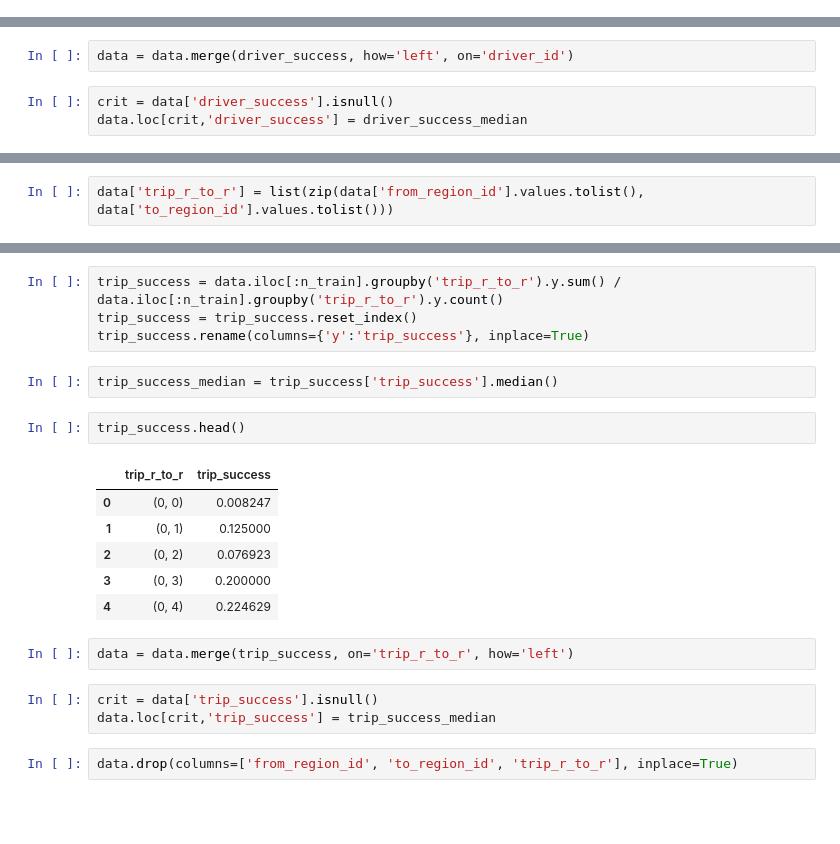
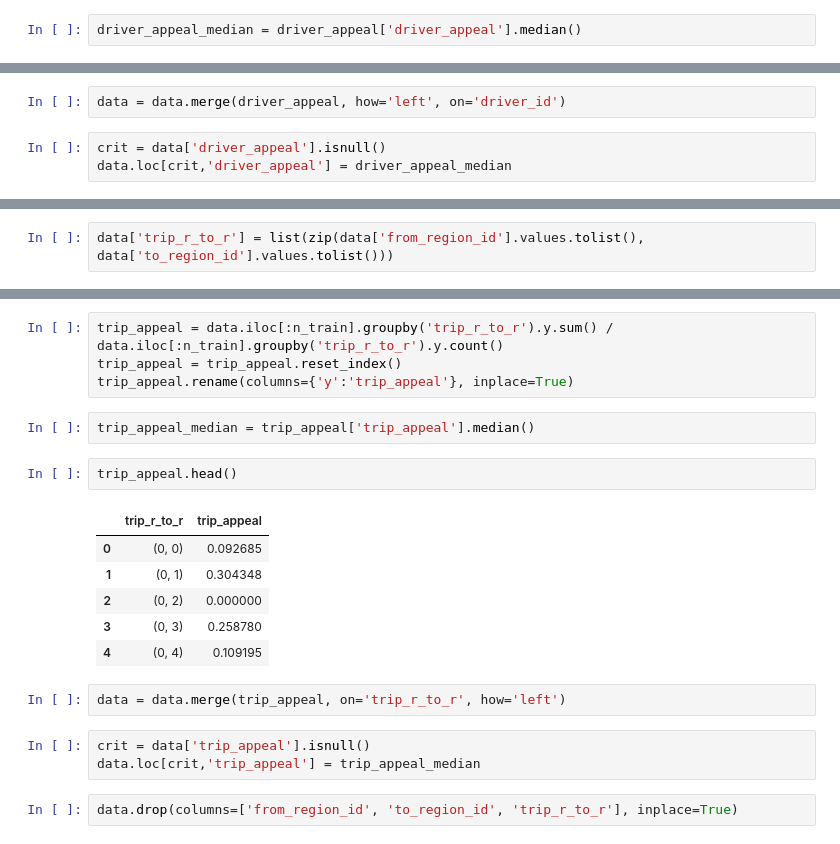
Before and after one commit to ThomasBourgeois/bb, a Jupyter notebook: interview.ipynb, the cells around one changed output, grey strips where cells are left out. Drawn from its saved outputs; the diff is of its cells as text; blank space fills up the shorter version.

```diff
--- a/interview.ipynb
+++ b/interview.ipynb
@@ -321 +323,3 @@ driver_success_median = driver_success['driver_success'].median()
+# %%
+driver_appeal_median = driver_appeal['driver_appeal'].median()
 # %%
@@ -343,10 +347,10 @@ driver_exp.head()
 | 3 | 907 | 1 |
 | 4 | 925 | 1 |
 # %%
-data = data.merge(driver_success, how='left', on='driver_id')
+data = data.merge(driver_appeal, how='left', on='driver_id')
 # %%
-crit = data['driver_success'].isnull()
-data.loc[crit,'driver_success'] = driver_success_median
+crit = data['driver_appeal'].isnull()
+data.loc[crit,'driver_appeal'] = driver_appeal_median
 # %%
 data = data.merge(driver_exp, how='left', on='driver_id')
 # %%
@@ -446,23 +445,23 @@ data['trip_r_to_r'].nunique()
 # %%
-trip_success = data.iloc[:n_train].groupby('trip_r_to_r').y.sum() / data.iloc[:n_train].groupby('trip_r_to_r').y.count()
-trip_success = trip_success.reset_index()
-trip_success.rename(columns={'y':'trip_success'}, inplace=True)
+trip_appeal = data.iloc[:n_train].groupby('trip_r_to_r').y.sum() / data.iloc[:n_train].groupby('trip_r_to_r').y.count()
+trip_appeal = trip_appeal.reset_index()
+trip_appeal.rename(columns={'y':'trip_appeal'}, inplace=True)
-# %%
-trip_success_median = trip_success['trip_success'].median()
+# %%
+trip_appeal_median = trip_appeal['trip_appeal'].median()
 # %%
-trip_success.head()
+trip_appeal.head()
 # %% [output]
-|  | trip_r_to_r | trip_success |
-| 0 | (0, 0) | 0.008247 |
-| 1 | (0, 1) | 0.125000 |
-| 2 | (0, 2) | 0.076923 |
-| 3 | (0, 3) | 0.200000 |
-| 4 | (0, 4) | 0.224629 |
+|  | trip_r_to_r | trip_appeal |
+| 0 | (0, 0) | 0.092685 |
+| 1 | (0, 1) | 0.304348 |
+| 2 | (0, 2) | 0.000000 |
+| 3 | (0, 3) | 0.258780 |
+| 4 | (0, 4) | 0.109195 |
 # %%
-data = data.merge(trip_success, on='trip_r_to_r', how='left')
+data = data.merge(trip_appeal, on='trip_r_to_r', how='left')
 # %%
-crit = data['trip_success'].isnull()
-data.loc[crit,'trip_success'] = trip_success_median
+crit = data['trip_appeal'].isnull()
+data.loc[crit,'trip_appeal'] = trip_appeal_median
 # %%
 data.drop(columns=['from_region_id', 'to_region_id', 'trip_r_to_r'], inplace=True)
 # %%
```
Also changed, not shown: parts of 54 cells of this notebook, 1 other file.
